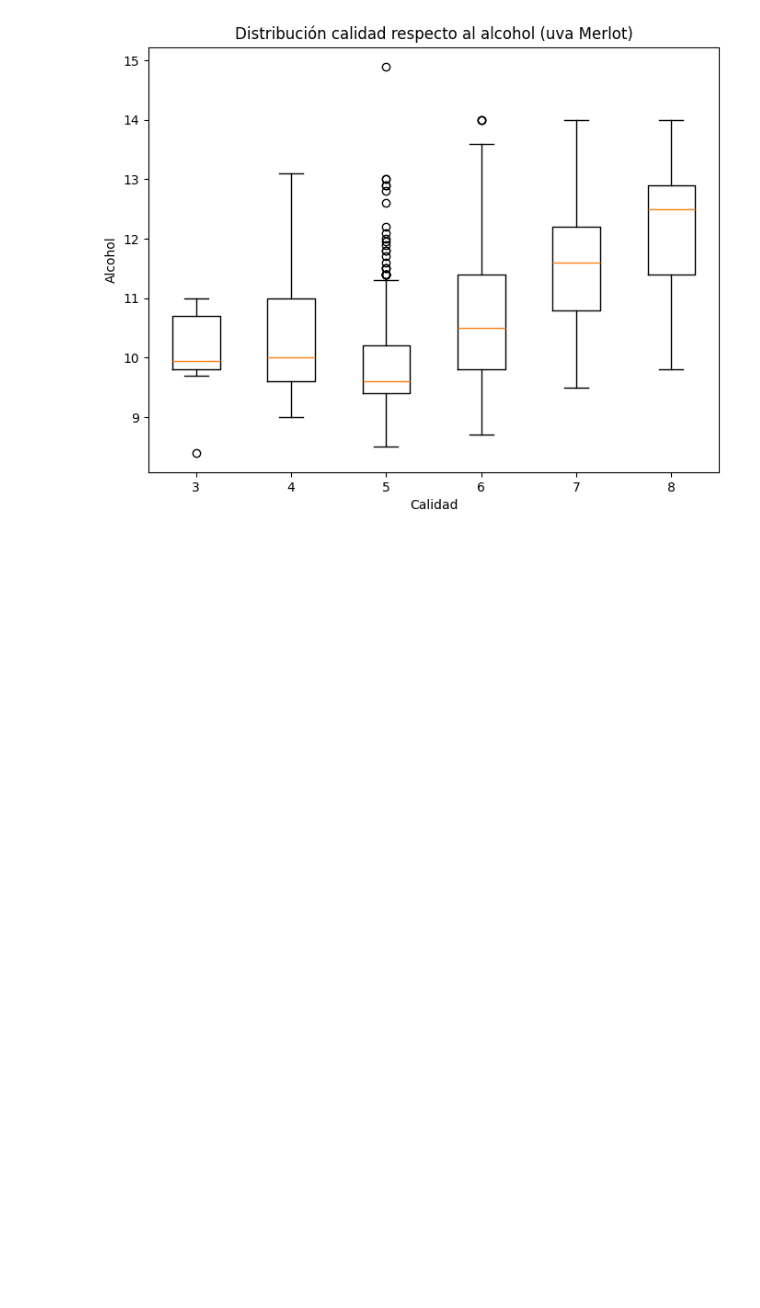
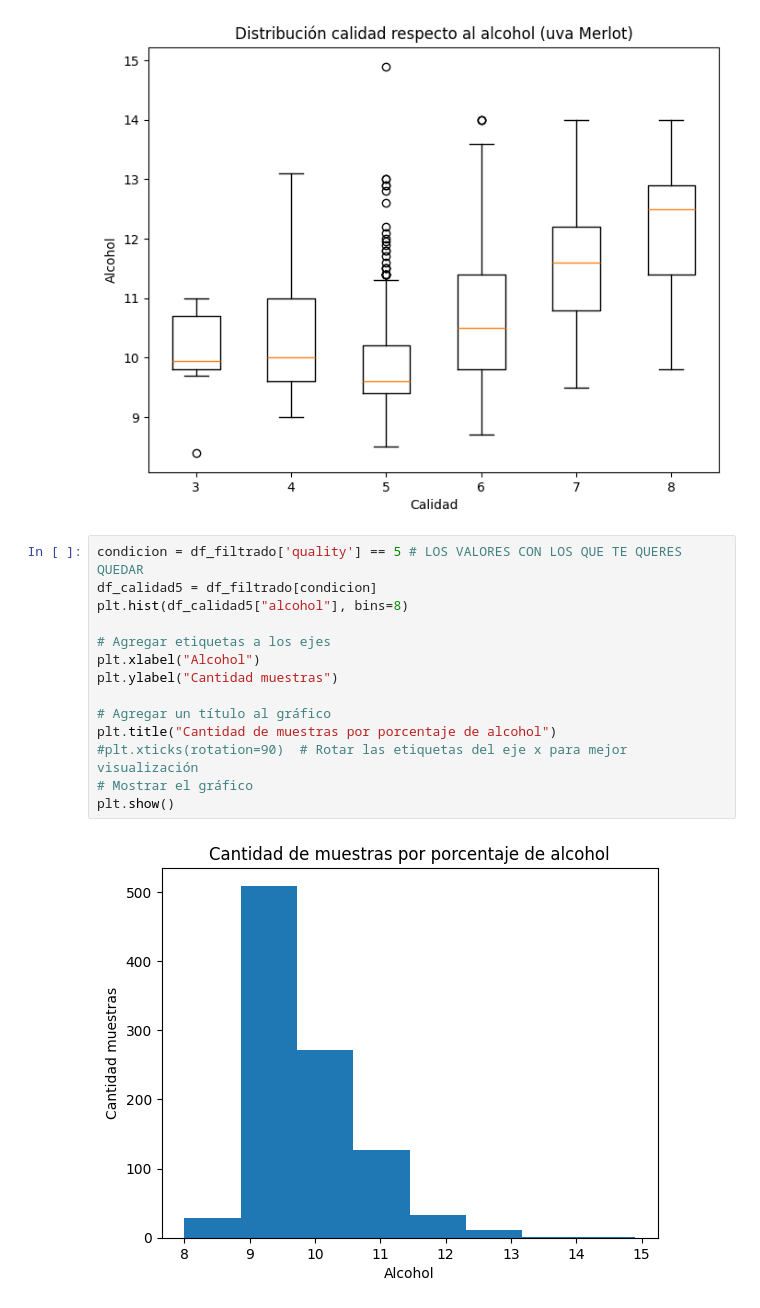
Before and after one commit to abriliglesias/Tp-ciencia-de-datos-, a Jupyter notebook: tpe.ipynb, the cells around one changed output. Saved outputs shown, nothing was run; the diff lists cells and outputs as text; blank space fills up the shorter version.

```diff
--- a/tpe.ipynb
+++ b/tpe.ipynb
@@ -850,3 +908,19 @@ plt.title("Distribución calidad respecto al alcohol (uva Merlot)")
 plt.show()
 # %% [output]
 [figure]
+# %%
+condicion = df_filtrado['quality'] == 5 # LOS VALORES CON LOS QUE TE QUERES QUEDAR
+df_calidad5 = df_filtrado[condicion]
+plt.hist(df_calidad5["alcohol"], bins=8)
+
+# Agregar etiquetas a los ejes
+plt.xlabel("Alcohol")
+plt.ylabel("Cantidad muestras")
+
+# Agregar un título al gráfico
+plt.title("Cantidad de muestras por porcentaje de alcohol")
+#plt.xticks(rotation=90)  # Rotar las etiquetas del eje x para mejor visualización
+# Mostrar el gráfico
+plt.show()
+# %% [output]
+[figure, added]
```
Also changed, not shown: parts of 8 cells of this notebook.
